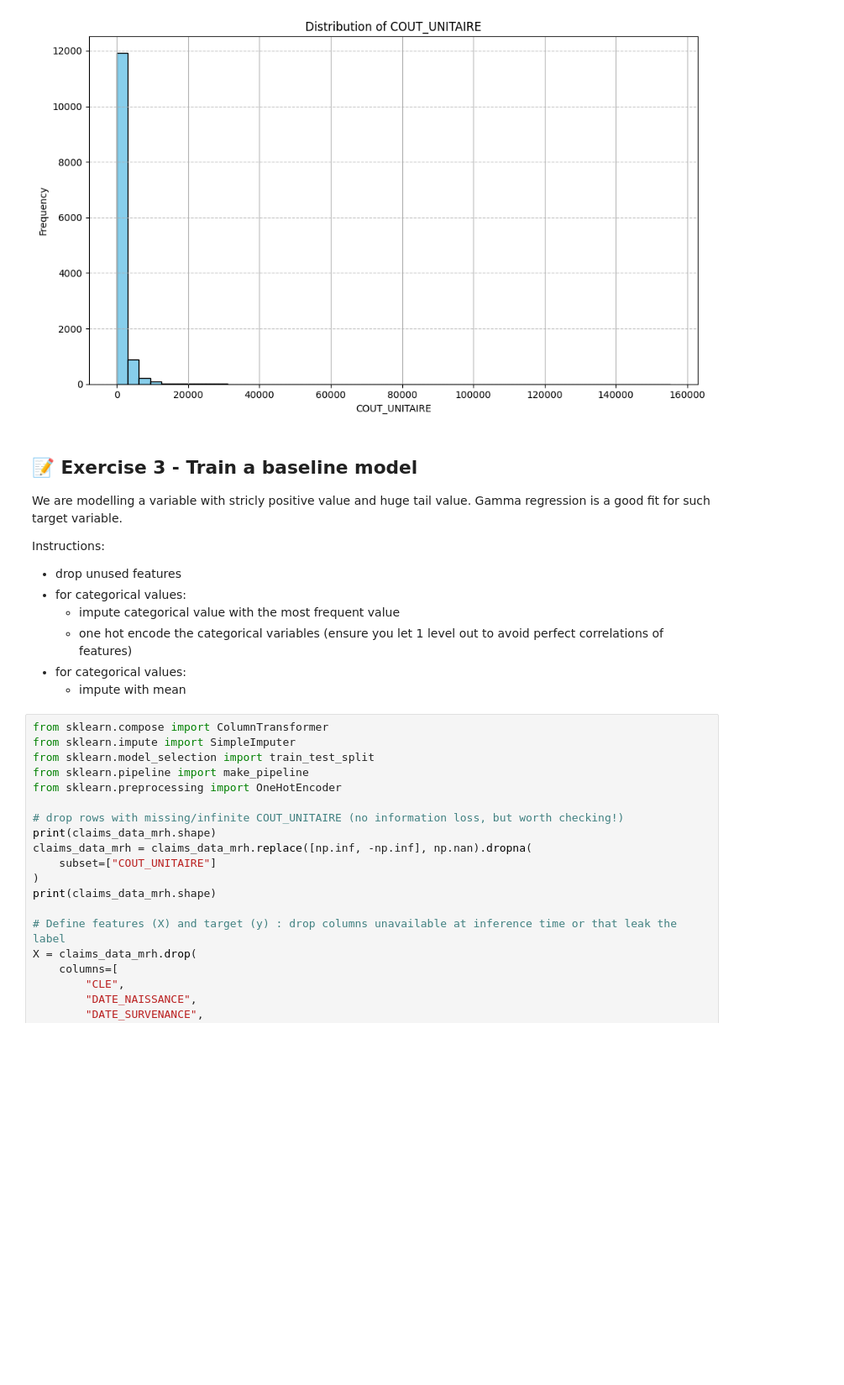
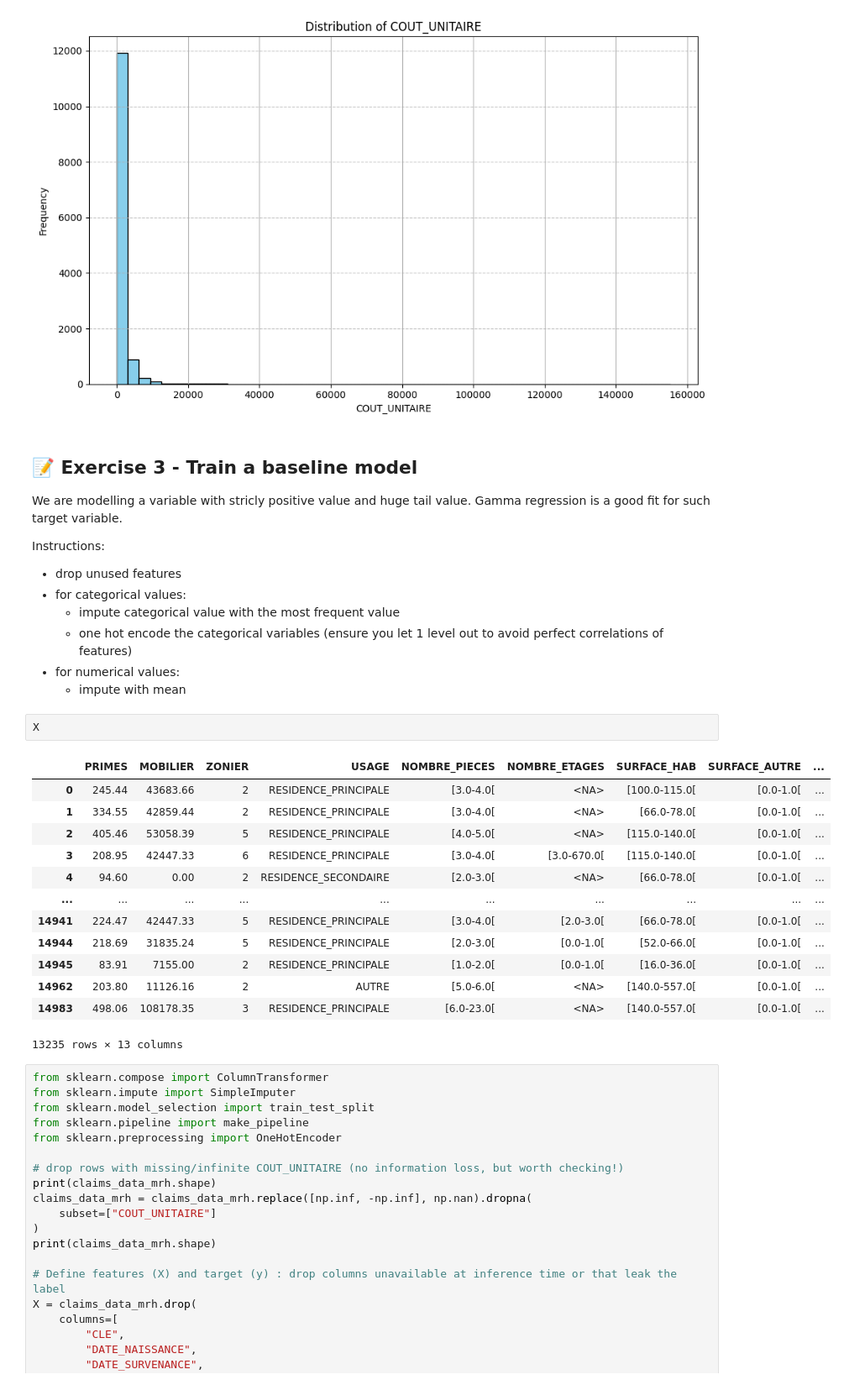
Before and after one commit to buthaya/dsa, a Jupyter notebook: M03_F08_Optimisation/src/TP_hyperparameter_tuning_corr.ipynb, the cells around one changed output. Shown at 84% size. Saved outputs shown, nothing was run; the diff lists cells and outputs as text; blank space fills up the shorter version.

```diff
--- a/M03_F08_Optimisation/src/TP_hyperparameter_tuning_corr.ipynb
+++ b/M03_F08_Optimisation/src/TP_hyperparameter_tuning_corr.ipynb
@@ -275,8 +275,24 @@ Instructions:
 - for categorical values:
     - impute categorical value with the most frequent value
     - one hot encode the categorical variables (ensure you let 1 level out to avoid perfect correlations of features)
-- for categorical values:
+- for numerical values:
     - impute with mean
+# %%
+X
+# %% [output]
+|  | PRIMES | MOBILIER | ZONIER | USAGE | NOMBRE_PIECES | NOMBRE_ETAGES | SURFACE_HAB | SURFACE_AUTRE | ... |
+| 0 | 245.44 | 43683.66 | 2 | RESIDENCE_PRINCIPALE | [3.0-4.0[ | <NA> | [100.0-115.0[ | [0.0-1.0[ | ... |
+| 1 | 334.55 | 42859.44 | 2 | RESIDENCE_PRINCIPALE | [3.0-4.0[ | <NA> | [66.0-78.0[ | [0.0-1.0[ | ... |
+| 2 | 405.46 | 53058.39 | 5 | RESIDENCE_PRINCIPALE | [4.0-5.0[ | <NA> | [115.0-140.0[ | [0.0-1.0[ | ... |
+| 3 | 208.95 | 42447.33 | 6 | RESIDENCE_PRINCIPALE | [3.0-4.0[ | [3.0-670.0[ | [115.0-140.0[ | [0.0-1.0[ | ... |
+| 4 | 94.60 | 0.00 | 2 | RESIDENCE_SECONDAIRE | [2.0-3.0[ | <NA> | [66.0-78.0[ | [0.0-1.0[ | ... |
+| ... | ... | ... | ... | ... | ... | ... | ... | ... | ... |
+| 14941 | 224.47 | 42447.33 | 5 | RESIDENCE_PRINCIPALE | [3.0-4.0[ | [2.0-3.0[ | [66.0-78.0[ | [0.0-1.0[ | ... |
+| 14944 | 218.69 | 31835.24 | 5 | RESIDENCE_PRINCIPALE | [2.0-3.0[ | [0.0-1.0[ | [52.0-66.0[ | [0.0-1.0[ | ... |
+| 14945 | 83.91 | 7155.00 | 2 | RESIDENCE_PRINCIPALE | [1.0-2.0[ | [0.0-1.0[ | [16.0-36.0[ | [0.0-1.0[ | ... |
+| 14962 | 203.80 | 11126.16 | 2 | AUTRE | [5.0-6.0[ | <NA> | [140.0-557.0[ | [0.0-1.0[ | ... |
+| 14983 | 498.06 | 108178.35 | 3 | RESIDENCE_PRINCIPALE | [6.0-23.0[ | <NA> | [140.0-557.0[ | [0.0-1.0[ | ... |
+13235 rows × 13 columns
 # %%
 from sklearn.compose import ColumnTransformer
 from sklearn.impute import SimpleImputer
```
Also changed, not shown: parts of 15 cells of this notebook, 8 other files.
